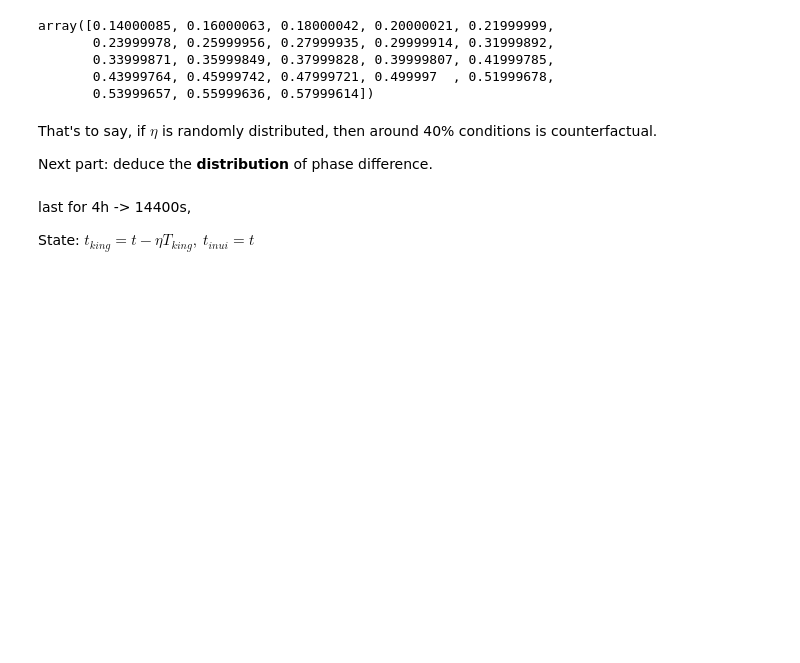
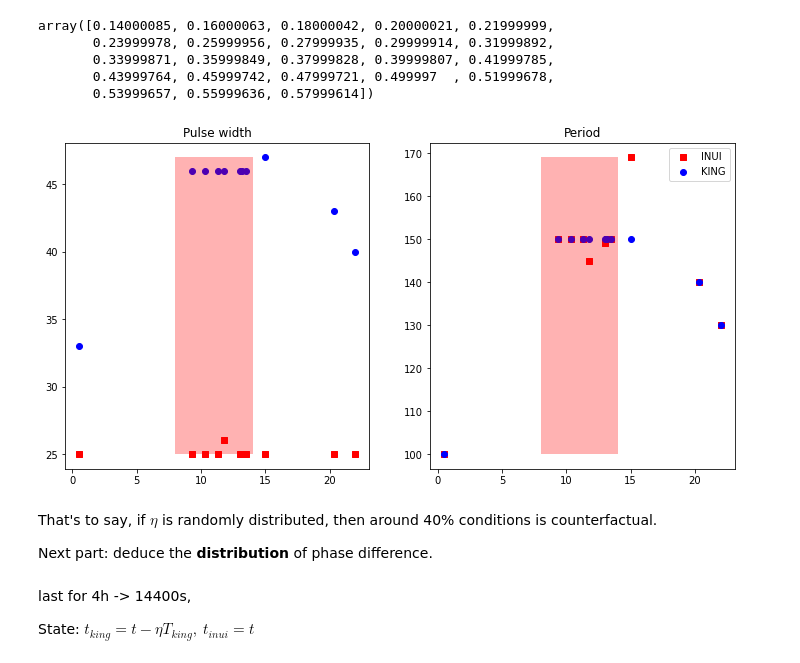
Before and after one commit to wzetto/projLITE, a Jupyter notebook: INUIsignal/try1.ipynb, the cells around one changed output. Saved outputs shown, nothing was run; the diff lists cells and outputs as text; code cells hidden in the pictures; blank space fills up the shorter version.

Commit message:
new file:   INUIsignal/eta_dist_raw.png 	new file:   INUIsignal/signal_period.png 	modified:   INUIsignal/try1.ipynb 	new file:   INUIsignal/validate.png

```diff
--- a/INUIsignal/try1.ipynb
+++ b/INUIsignal/try1.ipynb
@@ -160,6 +191,35 @@ array([0.14000085, 0.16000063, 0.18000042, 0.20000021, 0.21999999,
        0.33999871, 0.35999849, 0.37999828, 0.39999807, 0.41999785,
        0.43999764, 0.45999742, 0.47999721, 0.499997  , 0.51999678,
        0.53999657, 0.55999636, 0.57999614])
+# %%
+t_ = [11.75, 15, 13, 13.5, 9.333, 13.167, 11.333, 10.333, 0.5, 22, 20.333]
+
+tp_inui = [26,25,25,25,25,25,25,25,25,25,25]
+t_inui = np.array([25,49,29,30,30,30,30,30,-20,10,20])+120
+
+tp_king = [46,47,46,46,46,46,46,46,33,40,43]
+t_king = np.array([30,30,30,30,30,30,30,30,-20,10,20])+120
+
+fig, (ax1, ax2) = plt.subplots(1, 2, figsize=(12, 6))
+
+ax1.scatter(t_, tp_inui, marker='s', c='r',label='INUI')
+ax1.scatter(t_, tp_king, marker='o', c='b',label='KING')
+ax2.scatter(t_, t_inui, marker='s', c='r',label='INUI')
+ax2.scatter(t_, t_king, marker='o', c='b',label='KING')
+
+x = [8, 14]
+y1 = [min(min(tp_inui), min(tp_king)), max(max(tp_inui), max(tp_king))]
+y2 = [min(min(t_inui), min(t_king)), max(max(t_inui), max(t_king))]
+ax1.fill_between(x, y1[0], y1[1], facecolor='red', alpha=0.3)
+ax2.fill_between(x, y2[0], y2[1], facecolor='red', alpha=0.3)
+
+ax1.set_title('Pulse width (s)')
+ax2.set_title('Period (s)')
+
+plt.legend()
+plt.show()
+# %% [output]
+[figure, added]
 # %% [markdown]
 That's to say, if $\eta$ is randomly distributed, then around 40% conditions is counterfactual.
 
```
Also changed, not shown: parts of 8 cells of this notebook, 3 other files.
